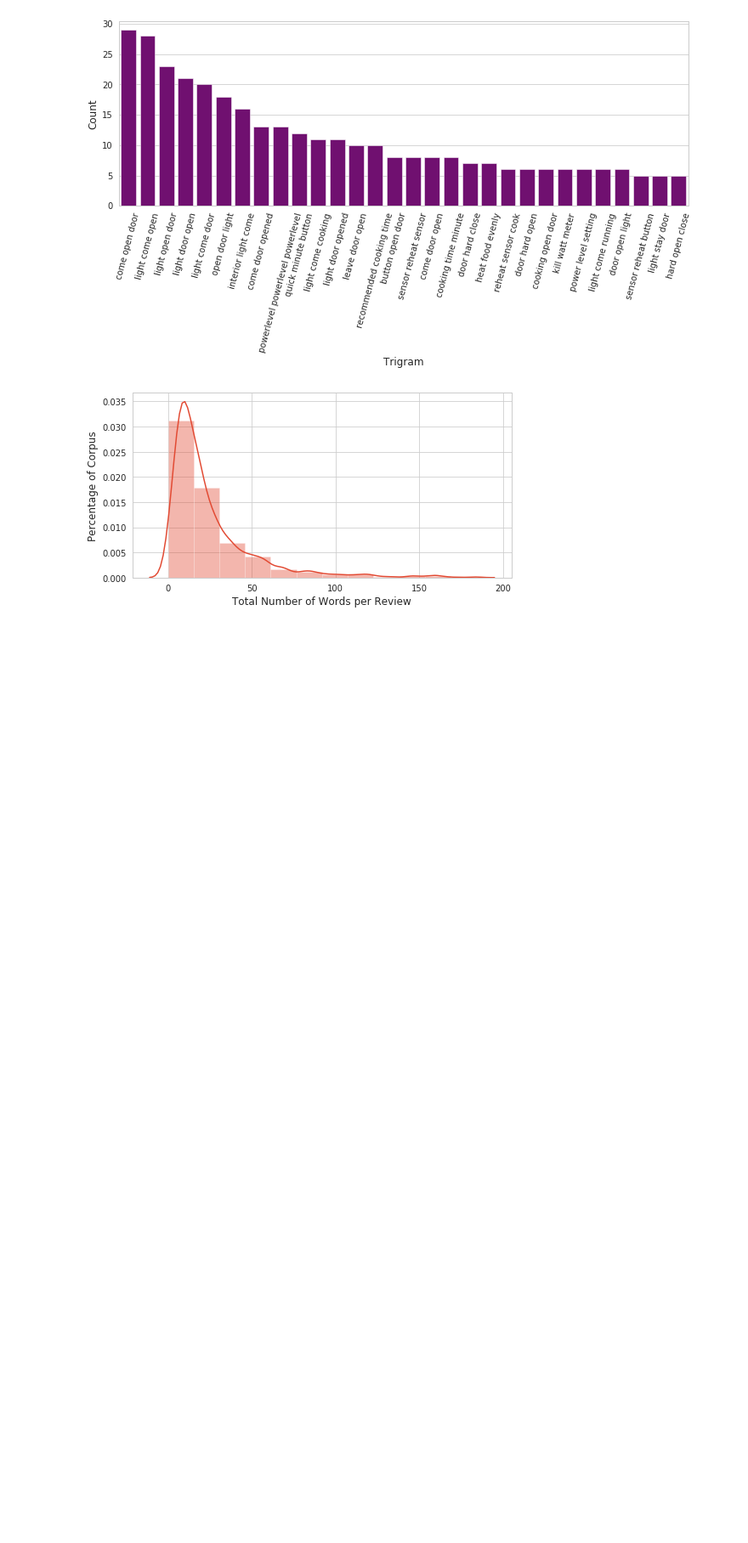
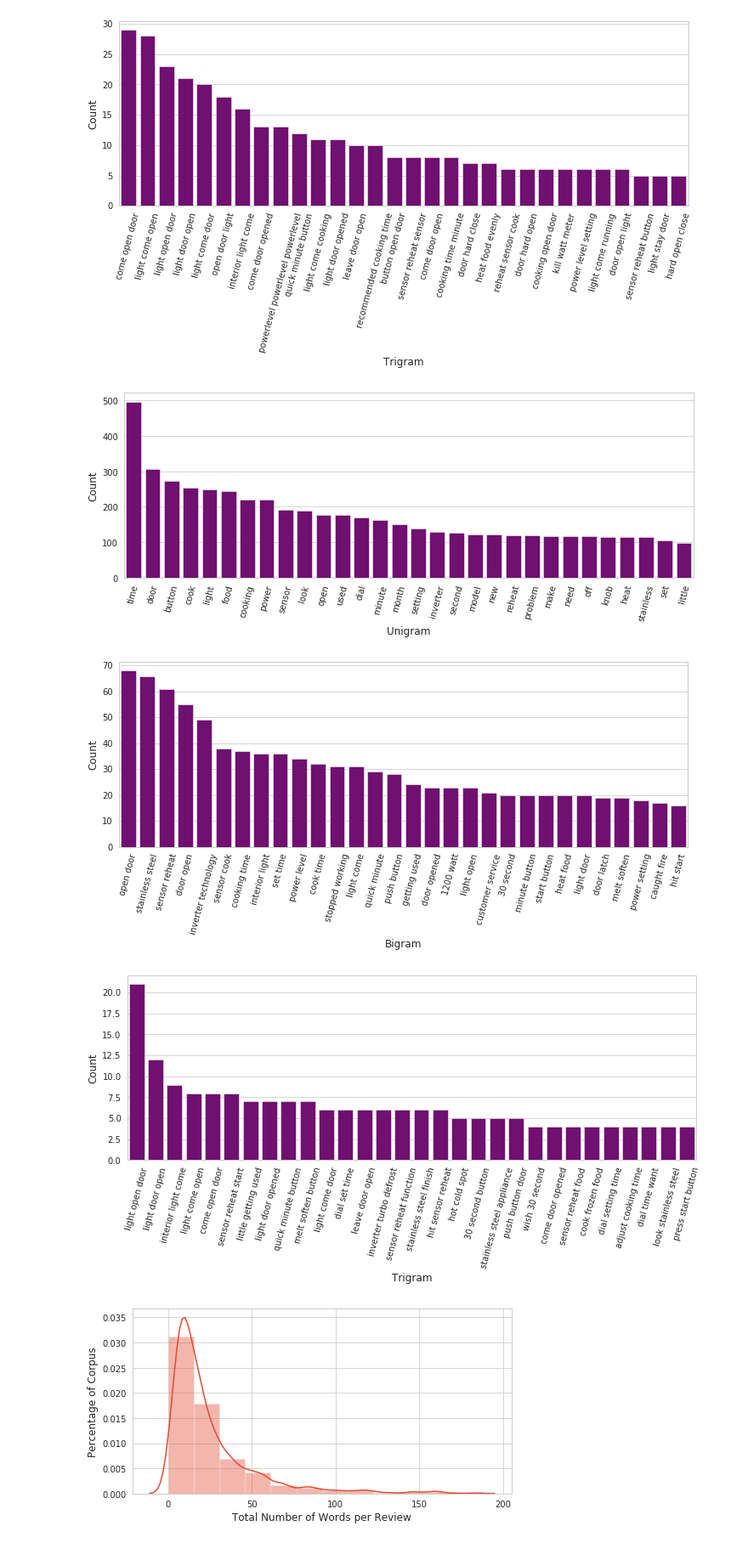
Before and after one commit to GrilledJeez/amazon_product_feature_analysis, a Jupyter notebook: EDA_&_Data_wrangling.ipynb, the cells around one changed output. Shown at 85% size. Saved outputs shown, nothing was run; the diff lists cells and outputs as text; code cells hidden in the pictures; blank space fills up the shorter version.

```diff
--- a/EDA_&_Data_wrangling.ipynb
+++ b/EDA_&_Data_wrangling.ipynb
@@ -511,24 +511,28 @@ plt.show()
 [figure]
 [figure]
 # %%
-common_words = get_top_n_words(df1['model_ready'], 30)
-common_bigrams = get_top_n_bigram(df1['model_ready'], 30)
-common_trigrams = get_top_n_trigram(df1['model_ready'], 30)
+common_words = get_top_n_words(df3['model_ready'], 30)
+common_bigrams = get_top_n_bigram(df3['model_ready'], 30)
+common_trigrams = get_top_n_trigram(df3['model_ready'], 30)
 
-df1_uni = pd.DataFrame(common_words, columns = ['Unigram' , 'Count'])
-df1_bi = pd.DataFrame(common_bigrams, columns = ['Bigram' , 'Count'])
-df1_tri = pd.DataFrame(common_trigrams, columns = ['Trigram' , 'Count'])
+df3_uni = pd.DataFrame(common_words, columns = ['Unigram' , 'Count'])
+df3_bi = pd.DataFrame(common_bigrams, columns = ['Bigram' , 'Count'])
+df3_tri = pd.DataFrame(common_trigrams, columns = ['Trigram' , 'Count'])
 
 fig, ax = plt.subplots(figsize=(12,4))
-sns.barplot(x= 'Unigram', y = 'Count', data = df1_uni, color = 'purple')
+sns.barplot(x= 'Unigram', y = 'Count', data = df3_uni, color = 'purple')
 plt.xticks(rotation=75)
 
 fig, ax = plt.subplots(figsize=(12,4))
-sns.barplot(x= 'Bigram', y = 'Count', data = df1_bi, color = 'purple')
+sns.barplot(x= 'Bigram', y = 'Count', data = df3_bi, color = 'purple')
 plt.xticks(rotation=75)
 
 fig, ax = plt.subplots(figsize=(12,4))
-sns.barplot(x= 'Trigram', y = 'Count', data = df1_tri, color = 'purple')
+sns.barplot(x= 'Trigram', y = 'Count', data = df3_tri, color = 'purple')
 plt.xticks(rotation=75)
 plt.show()
+# %% [output]
+[figure, added]
+[figure, added]
+[figure, added]
 # %%
```
Also changed, not shown: parts of 1 cell of this notebook, 4 other files.
